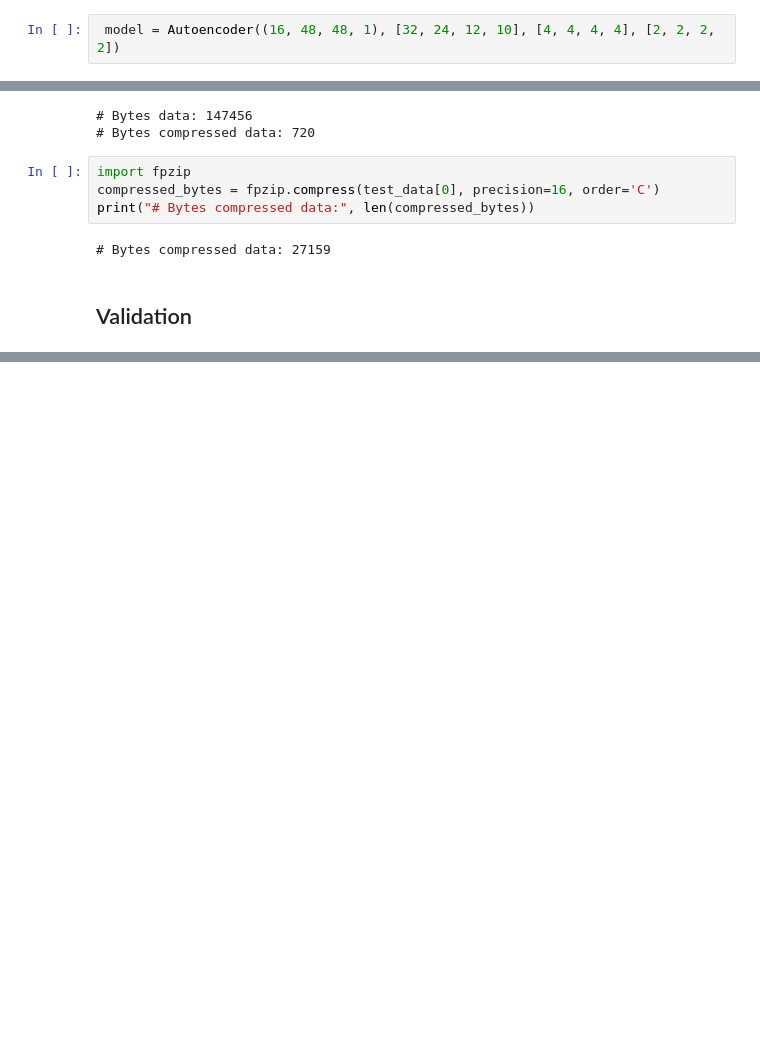
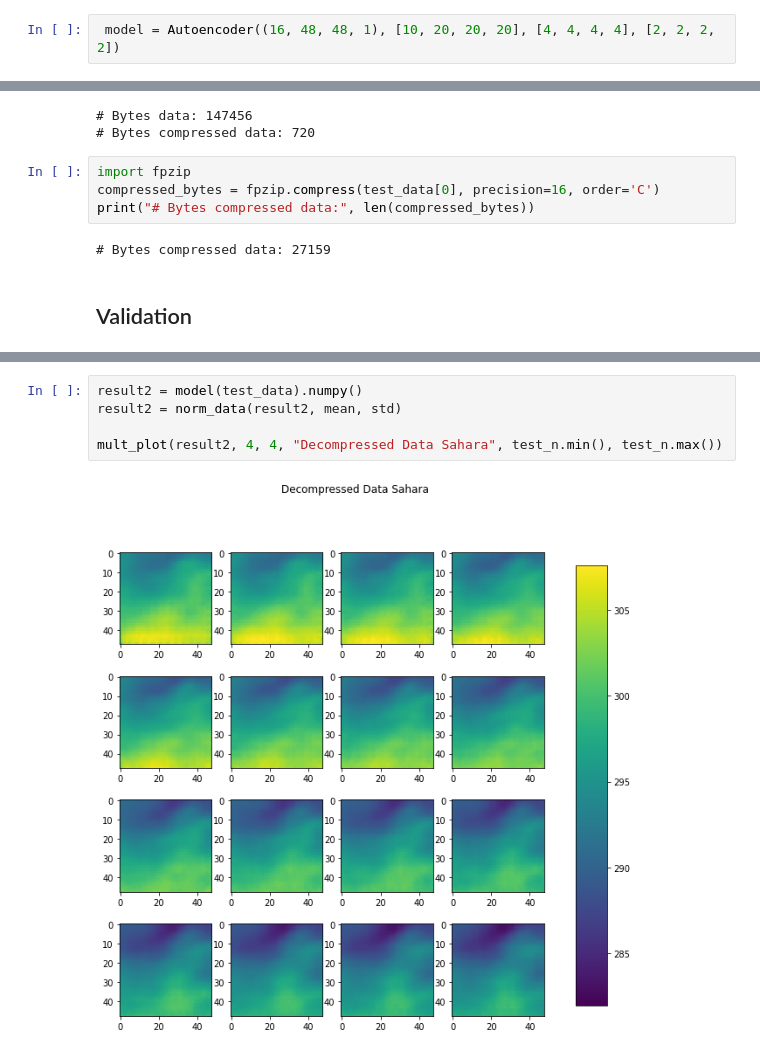
Before and after one commit to SilkeDH/lossy-ml, a Jupyter notebook: notebooks/Model_3.ipynb, the cells around one changed output, grey strips where cells are left out. Saved outputs shown, nothing was run; the diff lists cells and outputs as text; blank space fills up the shorter version.

```diff
--- a/notebooks/Model_3.ipynb
+++ b/notebooks/Model_3.ipynb
@@ -13,7 +13,7 @@ from lossycomp.dataLoader import DataGenerator, data_preprocessing, split_data,
 from lossycomp.utils import check_gpu, Autoencoder, decay_schedule, r2_coef
 from lossycomp.plots import mult_plot, single_plot, plot_history
 # %%
- model = Autoencoder((16, 48, 48, 1), [32, 24, 12, 10], [4, 4, 4, 4], [2, 2, 2, 2])
+ model = Autoencoder((16, 48, 48, 1), [10, 20, 20, 20], [4, 4, 4, 4], [2, 2, 2, 2])
 # %%
 model.summary()
 # %% [output]
@@ -193,0 +236,7 @@ results
+# %%
+result2 = model(test_data).numpy()
+result2 = norm_data(result2, mean, std)
+
+mult_plot(result2, 4, 4, "Decompressed Data Sahara", test_n.min(), test_n.max())
+# %% [output]
+[figure, added]
```
Also changed, not shown: parts of 47 cells of this notebook, 2 other files.
